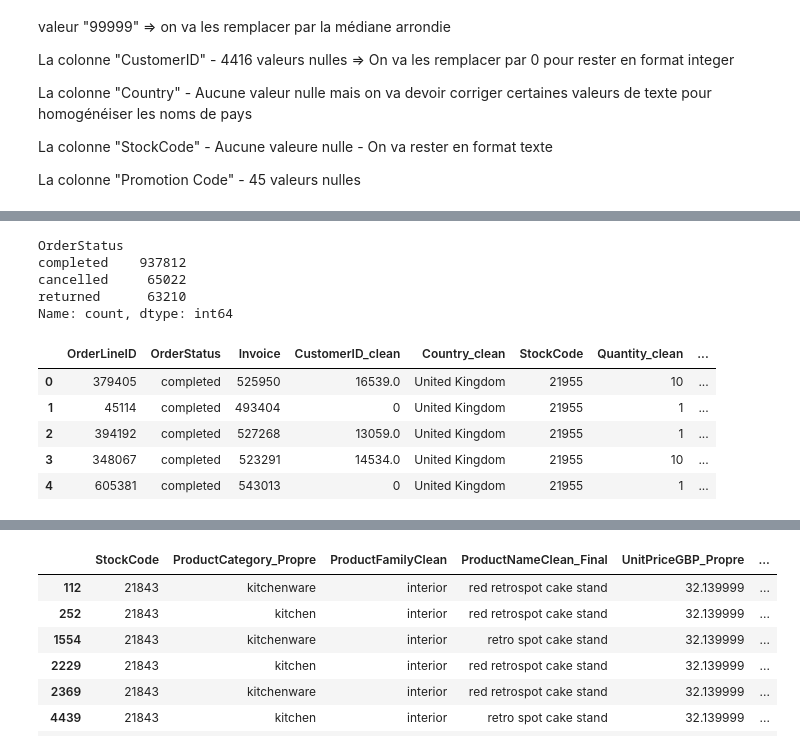
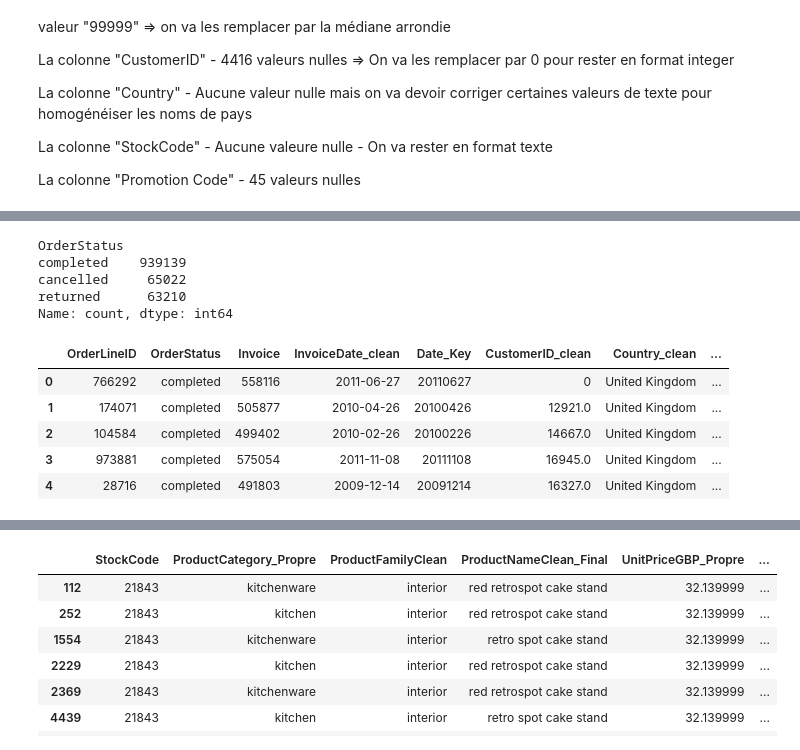
Before and after one commit to clawyunkai/Brief-15_retailcorps_Marketing, a Jupyter notebook: 01_Exploration&Nettoyage_Chris.ipynb, the cells around one changed output, grey strips where cells are left out. Drawn from its saved outputs; the diff is of its cells as text; code cells hidden in the pictures.

```diff
--- a/01_Exploration&Nettoyage_Chris.ipynb
+++ b/01_Exploration&Nettoyage_Chris.ipynb
@@ -358,12 +351,35 @@ df_order_clean=duckdb.query(f"""
         SELECT DISTINCT
             OrderLineID,
             TRIM(LOWER(OrderStatus)) AS OrderStatus,
-            Invoice,
+            TRIM(UPPER(Invoice)) as Invoice,
             CASE
                 WHEN CustomerID IS NULL THEN '0'
                 ELSE CustomerID
             END AS CustomerID_clean,
+            -- On gère proprement les différents formats de date possibles
+            CASE
+                -- Cas 1 : La date est déjà au format international 'YYYY-MM-DD' (avec ou sans heure)
+                WHEN InvoiceDate LIKE '%-%' THEN TRY_CAST(SPLIT_PART(InvoiceDate, ' ', 1) AS DATE)
 
+                -- Cas 2 : La date est au format français 'DD/MM/YYYY' (avec ou sans heure)
+                WHEN InvoiceDate LIKE '%/%' THEN TRY_CAST(STRPTIME(SPLIT_PART(InvoiceDate, ' ', 1), '%d/%m/%Y') AS DATE)
+
+                -- Sinon, si c'est vide ou inconvertible
+                ELSE NULL
+            END AS InvoiceDate_clean,
+            -- Création de la clé de date au format entier (AAAAMMJJ)
+            CASE
+                -- Cas 1 : La date est déjà au format international 'YYYY-MM-DD'
+                WHEN InvoiceDate LIKE '%-%' THEN
+                    CAST(strftime(TRY_CAST(SPLIT_PART(InvoiceDate, ' ', 1) AS DATE), '%Y%m%d') AS INTEGER)
+
+                -- Cas 2 : La date est au format français 'DD/MM/YYYY'
+                WHEN InvoiceDate LIKE '%/%' THEN
+                    CAST(strftime(TRY_CAST(STRPTIME(SPLIT_PART(InvoiceDate, ' ', 1), '%d/%m/%Y') AS DATE), '%Y%m%d') AS INTEGER)
+
+                -- Sinon, si c'est vide ou inconvertible
+                ELSE NULL
+            END AS Date_Key,
             -- Homogénéisation des noms de pays
             CASE
                 WHEN UPPER(TRIM(Country)) IN ('UNITED KINGDOM', 'UK', 'U.K.', 'GREAT BRITAIN') THEN 'United Kingdom'
@@ -425,6 +441,8 @@ df_order_clean=duckdb.query(f"""
             ELSE OrderStatus
         END AS OrderStatus,
         Invoice,
+        InvoiceDate_clean,
+        Date_Key,
         CustomerID_clean,
         Country_clean,
         StockCode,
@@ -504,33 +528,38 @@ FIN-----------------------------------------------------------------------------
 df_order_clean['OrderStatus'].value_counts()
 # %% [output]
 OrderStatus
-completed    937812
+completed    939139
 cancelled     65022
 returned      63210
 Name: count, dtype: int64
 # %%
 df_order_final = duckdb.query(f"""
     SELECT
         -- 1. On sélectionne toutes les colonnes de notre table principale (Commandes)
         o.*,
 
         -- 2. On sélectionne UNIQUEMENT les colonnes voulues de la table secondaire (Produits)
         p.ProductNameClean_Final,
         p.ProductFamilyClean,
         o.Quantity_clean * p.UnitPriceGBP_Propre AS TotalPriceGBP,
+        CASE
+            WHEN TotalPriceGBP <=100 THEN 'petit panier'
+            WHEN TotalPriceGBP <=1000 THEN 'moyen panier'
+            ELSE 'grand panier'
+        END AS panier,
     -- On définit nos tables et on leur donne des "surnoms" (alias) pour alléger le code
     FROM df_order_clean AS o
 
     -- 3. La clé de voûte : on relie les deux tables grâce au StockCode
     LEFT JOIN df_products_clean AS p
         ON o.StockCode = p.StockCode
 """).df()
 
 display(df_order_final.head())
 # %% [output]
-|  | OrderLineID | OrderStatus | Invoice | CustomerID_clean | Country_clean | StockCode | Quantity_clean | ... |
-| 0 | 379405 | completed | 525950 | 16539.0 | United Kingdom | 21955 | 10 | ... |
-| 1 | 45114 | completed | 493404 | 0 | United Kingdom | 21955 | 1 | ... |
-| 2 | 394192 | completed | 527268 | 13059.0 | United Kingdom | 21955 | 1 | ... |
-| 3 | 348067 | completed | 523291 | 14534.0 | United Kingdom | 21955 | 10 | ... |
-| 4 | 605381 | completed | 543013 | 0 | United Kingdom | 21955 | 1 | ... |
+|  | OrderLineID | OrderStatus | Invoice | InvoiceDate_clean | Date_Key | CustomerID_clean | Country_clean | ... |
+| 0 | 766292 | completed | 558116 | 2011-06-27 | 20110627 | 0 | United Kingdom | ... |
+| 1 | 174071 | completed | 505877 | 2010-04-26 | 20100426 | 12921.0 | United Kingdom | ... |
+| 2 | 104584 | completed | 499402 | 2010-02-26 | 20100226 | 14667.0 | United Kingdom | ... |
+| 3 | 973881 | completed | 575054 | 2011-11-08 | 20111108 | 16945.0 | United Kingdom | ... |
+| 4 | 28716 | completed | 491803 | 2009-12-14 | 20091214 | 16327.0 | United Kingdom | ... |
```
Also changed, not shown: parts of 16 cells of this notebook, 2 other files.
